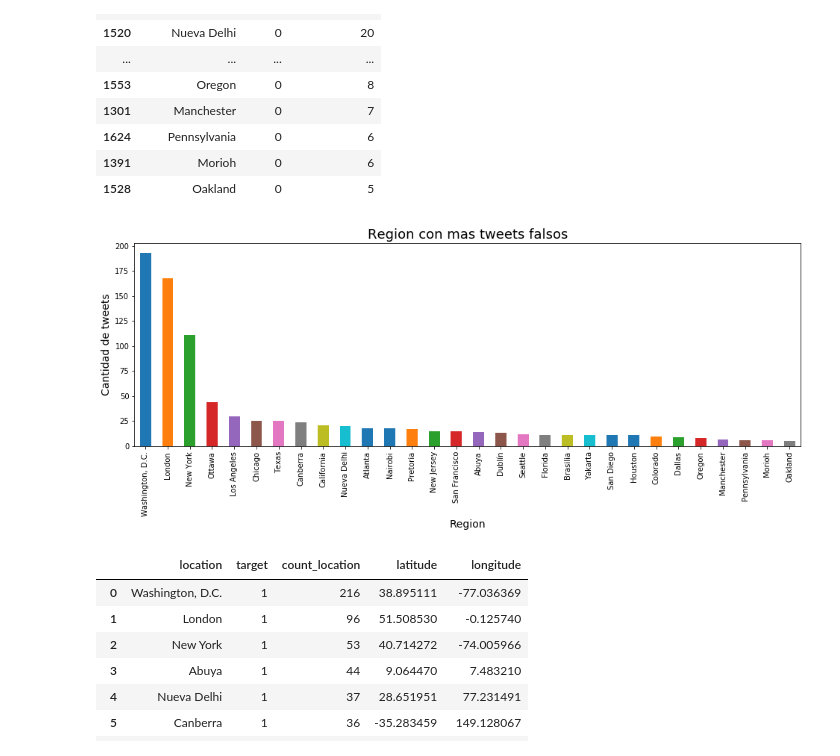
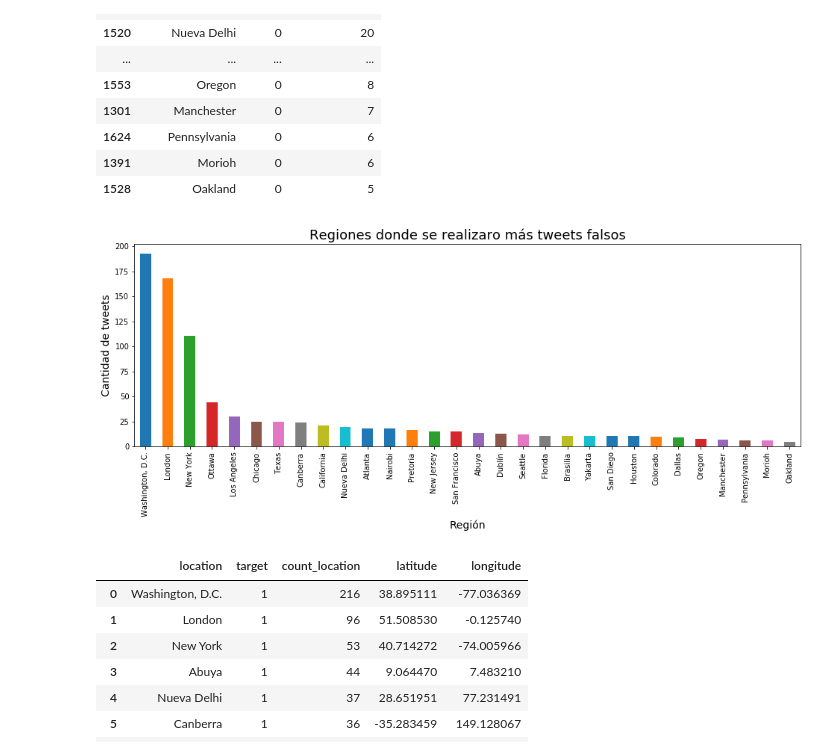
Before and after one commit to ZoraidaF/Cuarendata, a Jupyter notebook: Location_keyword_Tweets.ipynb, the cells around one changed output. Drawn from its saved outputs; the diff is of its cells as text; code cells hidden in the pictures.

```diff
--- a/Location_keyword_Tweets.ipynb
+++ b/Location_keyword_Tweets.ipynb
@@ -304,13 +304,13 @@ location_tweets_fakes.head(30)
 # %%
 plot_location_tweets_fakes = location_tweets_fakes.head(30)
 plot_location_tweets_fakes = plot_location_tweets_fakes.plot(x='location', y='count_location', kind='bar',figsize=(16,5))
-plot_location_tweets_fakes.set_title('Region con mas tweets falsos', size=18)
+plot_location_tweets_fakes.set_title('Regiones donde se realizaro más tweets falsos', size=18)
 plot_location_tweets_fakes.set_ylabel('Cantidad de tweets', size=14)
-plot_location_tweets_fakes.set_xlabel('Region', size=14)
+plot_location_tweets_fakes.set_xlabel('Región', size=14)
 plot_location_tweets_fakes.legend().set_visible(False)
 plt.show()
 # %% [output]
-[figure, old version]
+[figure, new version]
 # %%
 regions = [{'location': 'Washington, D.C.', 'latitude': 38.8951111, 'longitude': -77.0363693},
            {'location': 'New York', 'latitude': 40.7142715, 'longitude': -74.0059662},
```
Also changed, not shown: parts of 16 cells of this notebook.
